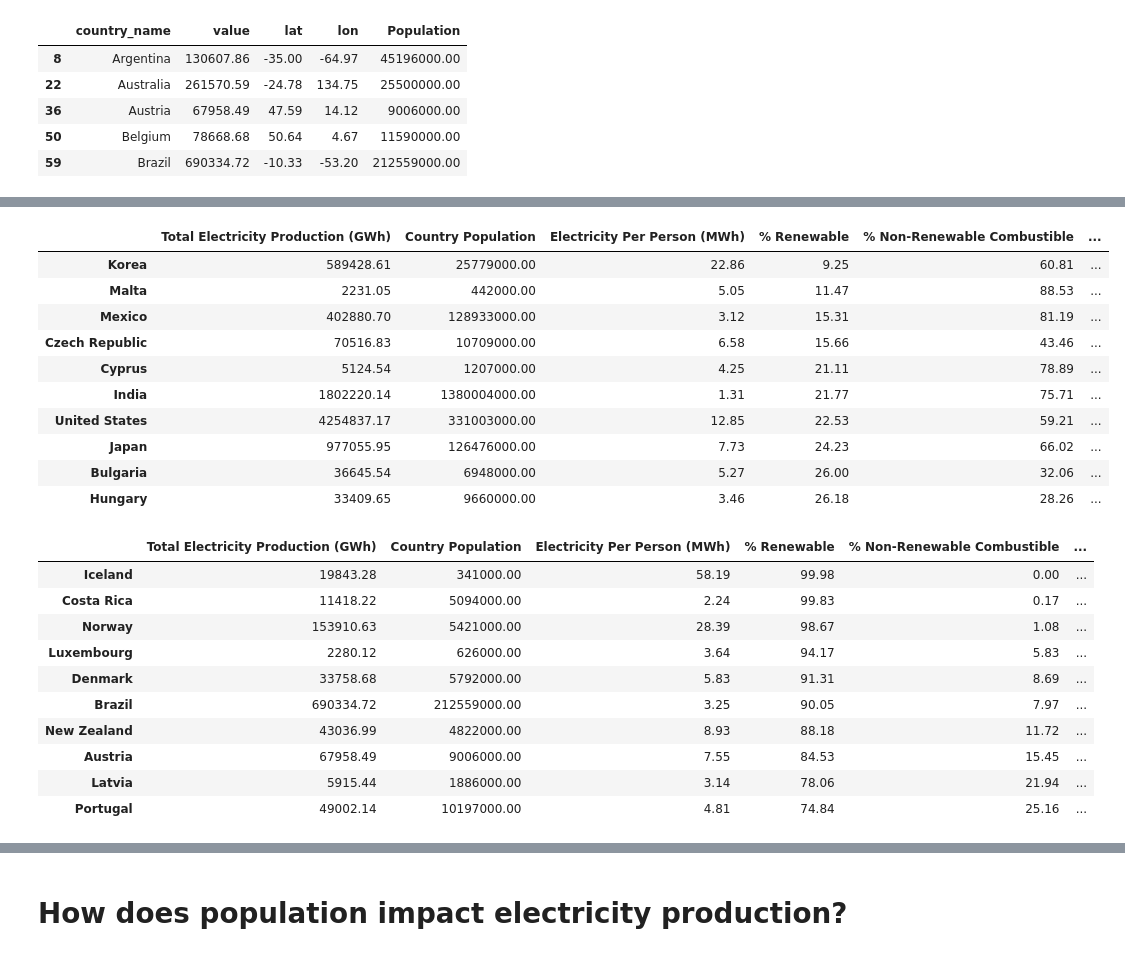
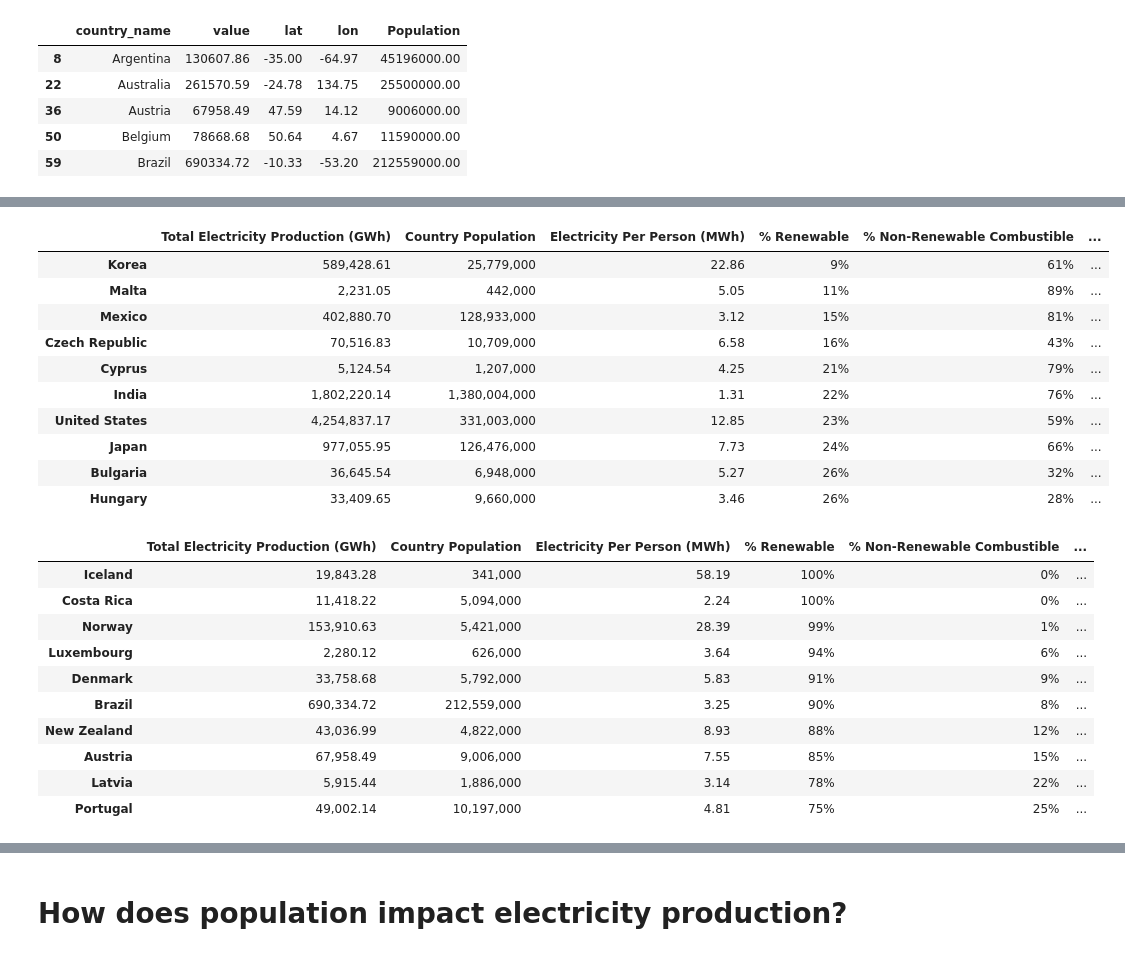
Before and after one commit to bburwinkel0721/Electric-Production, a Jupyter notebook: electricity_anaylsis.ipynb, the cells around one changed output, grey strips where cells are left out. Saved outputs shown, nothing was run; the diff lists cells and outputs as text; code cells hidden in the pictures.

Commit message:
fixed some formatting and rearanged the blocks so that population could display in the geo map

```diff
--- a/electricity_anaylsis.ipynb
+++ b/electricity_anaylsis.ipynb
@@ -246,39 +241,53 @@ summary_statistics_2023
 # %%
 # Creates a dataframe from the summary statistics to show the bottom 10 based on renewable percentage
 worst_percent_renewables = summary_statistics_2023.sort_values('% Renewable', ascending=True)
 
+# Format numbers for better readability
+worst_percent_renewables['Total Electricity Production (GWh)'] = worst_percent_renewables['Total Electricity Production (GWh)'].map('{:,.2f}'.format)
+worst_percent_renewables['Country Population'] = worst_percent_renewables['Country Population'].map('{:,.0f}'.format)
+worst_percent_renewables['% Renewable'] = worst_percent_renewables['% Renewable'].map('{:.0f}%'.format)
+worst_percent_renewables['% Nuclear'] = worst_percent_renewables['% Nuclear'].map('{:.0f}%'.format)
+worst_percent_renewables['% Non-Renewable Combustible'] = worst_percent_renewables['% Non-Renewable Combustible'].map('{:.0f}%'.format)
+
 # Display the first 10 rows in the dataframe
 worst_percent_renewables.head(10)
 # %% [output]
 |  | Total Electricity Production (GWh) | Country Population | Electricity Per Person (MWh) | % Renewable | % Non-Renewable Combustible | ... |
-| Korea | 589428.61 | 25779000.00 | 22.86 | 9.25 | 60.81 | ... |
-| Malta | 2231.05 | 442000.00 | 5.05 | 11.47 | 88.53 | ... |
-| Mexico | 402880.70 | 128933000.00 | 3.12 | 15.31 | 81.19 | ... |
-| Czech Republic | 70516.83 | 10709000.00 | 6.58 | 15.66 | 43.46 | ... |
-| Cyprus | 5124.54 | 1207000.00 | 4.25 | 21.11 | 78.89 | ... |
-| India | 1802220.14 | 1380004000.00 | 1.31 | 21.77 | 75.71 | ... |
-| United States | 4254837.17 | 331003000.00 | 12.85 | 22.53 | 59.21 | ... |
-| Japan | 977055.95 | 126476000.00 | 7.73 | 24.23 | 66.02 | ... |
-| Bulgaria | 36645.54 | 6948000.00 | 5.27 | 26.00 | 32.06 | ... |
-| Hungary | 33409.65 | 9660000.00 | 3.46 | 26.18 | 28.26 | ... |
+| Korea | 589,428.61 | 25,779,000 | 22.86 | 9% | 61% | ... |
+| Malta | 2,231.05 | 442,000 | 5.05 | 11% | 89% | ... |
+| Mexico | 402,880.70 | 128,933,000 | 3.12 | 15% | 81% | ... |
+| Czech Republic | 70,516.83 | 10,709,000 | 6.58 | 16% | 43% | ... |
+| Cyprus | 5,124.54 | 1,207,000 | 4.25 | 21% | 79% | ... |
+| India | 1,802,220.14 | 1,380,004,000 | 1.31 | 22% | 76% | ... |
+| United States | 4,254,837.17 | 331,003,000 | 12.85 | 23% | 59% | ... |
+| Japan | 977,055.95 | 126,476,000 | 7.73 | 24% | 66% | ... |
+| Bulgaria | 36,645.54 | 6,948,000 | 5.27 | 26% | 32% | ... |
+| Hungary | 33,409.65 | 9,660,000 | 3.46 | 26% | 28% | ... |
 # %%
 # Creates a dataframe from the summary statistics to show the top 10 based on renewable percentage
 best_percent_renewables = summary_statistics_2023.sort_values('% Renewable', ascending=False)
 
+# Format numbers for better readability
+best_percent_renewables['Total Electricity Production (GWh)'] = best_percent_renewables['Total Electricity Production (GWh)'].map('{:,.2f}'.format)
+best_percent_renewables['Country Population'] = best_percent_renewables['Country Population'].map('{:,.0f}'.format)
+best_percent_renewables['% Renewable'] = best_percent_renewables['% Renewable'].map('{:.0f}%'.format)
+best_percent_renewables['% Nuclear'] = best_percent_renewables['% Nuclear'].map('{:.0f}%'.format)
+best_percent_renewables['% Non-Renewable Combustible'] = best_percent_renewables['% Non-Renewable Combustible'].map('{:.0f}%'.format)
+
 # Display the first 10 rows in the dataframe
 best_percent_renewables.head(10)
 # %% [output]
 |  | Total Electricity Production (GWh) | Country Population | Electricity Per Person (MWh) | % Renewable | % Non-Renewable Combustible | ... |
-| Iceland | 19843.28 | 341000.00 | 58.19 | 99.98 | 0.00 | ... |
-| Costa Rica | 11418.22 | 5094000.00 | 2.24 | 99.83 | 0.17 | ... |
-| Norway | 153910.63 | 5421000.00 | 28.39 | 98.67 | 1.08 | ... |
-| Luxembourg | 2280.12 | 626000.00 | 3.64 | 94.17 | 5.83 | ... |
-| Denmark | 33758.68 | 5792000.00 | 5.83 | 91.31 | 8.69 | ... |
-| Brazil | 690334.72 | 212559000.00 | 3.25 | 90.05 | 7.97 | ... |
-| New Zealand | 43036.99 | 4822000.00 | 8.93 | 88.18 | 11.72 | ... |
-| Austria | 67958.49 | 9006000.00 | 7.55 | 84.53 | 15.45 | ... |
-| Latvia | 5915.44 | 1886000.00 | 3.14 | 78.06 | 21.94 | ... |
-| Portugal | 49002.14 | 10197000.00 | 4.81 | 74.84 | 25.16 | ... |
+| Iceland | 19,843.28 | 341,000 | 58.19 | 100% | 0% | ... |
+| Costa Rica | 11,418.22 | 5,094,000 | 2.24 | 100% | 0% | ... |
+| Norway | 153,910.63 | 5,421,000 | 28.39 | 99% | 1% | ... |
+| Luxembourg | 2,280.12 | 626,000 | 3.64 | 94% | 6% | ... |
+| Denmark | 33,758.68 | 5,792,000 | 5.83 | 91% | 9% | ... |
+| Brazil | 690,334.72 | 212,559,000 | 3.25 | 90% | 8% | ... |
+| New Zealand | 43,036.99 | 4,822,000 | 8.93 | 88% | 12% | ... |
+| Austria | 67,958.49 | 9,006,000 | 7.55 | 85% | 15% | ... |
+| Latvia | 5,915.44 | 1,886,000 | 3.14 | 78% | 22% | ... |
+| Portugal | 49,002.14 | 10,197,000 | 4.81 | 75% | 25% | ... |
 # %%
 # Monthly averages grouped by country name for 2023
 total_combustible_fuels_2023_average = original_df[(original_df['parameter']=='Net Electricity Production')&(original_df['product']=='Total Combustible Fuels')&(original_df['Year']=='2023')].groupby('country_name')['value'].mean()
```
Also changed, not shown: parts of 6 cells of this notebook.
